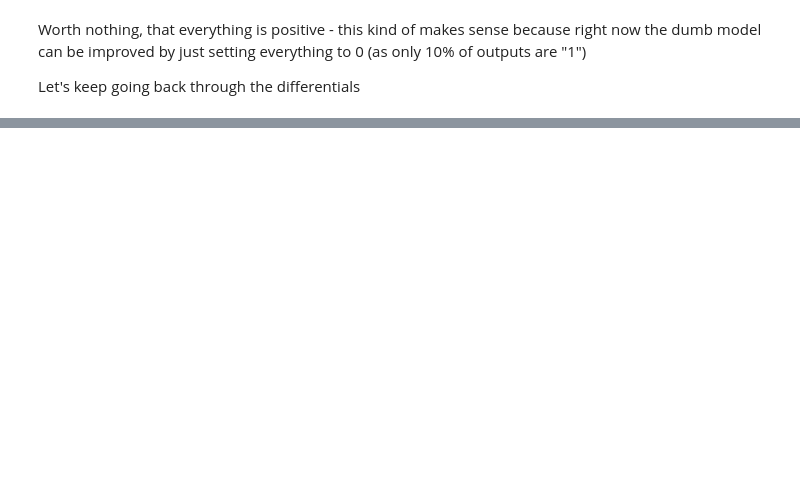
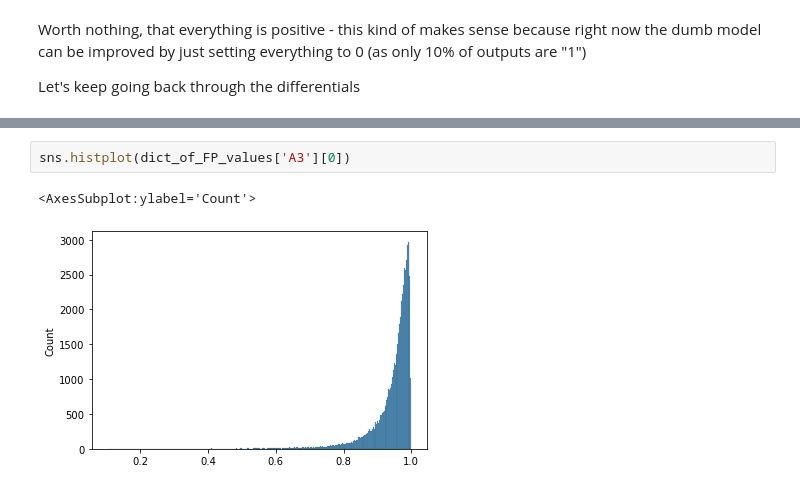
Before and after one commit to jakelourie1502/Neural_network_from_scratch, a Jupyter notebook: mnist_neural_net_from_scratch.ipynb, the cells around one changed output, grey strips where cells are left out. Saved outputs shown, nothing was run; the diff lists cells and outputs as text; blank space fills up the shorter version.

```diff
--- a/mnist_neural_net_from_scratch.ipynb
+++ b/mnist_neural_net_from_scratch.ipynb
@@ -181,0 +223,5 @@ dZ2_dB2.shape
+# %%
+sns.histplot(dict_of_FP_values['A3'][0])
+# %% [output]
+<AxesSubplot:ylabel='Count'>
+[figure, added]
```
Also changed, not shown: parts of 22 cells of this notebook.
